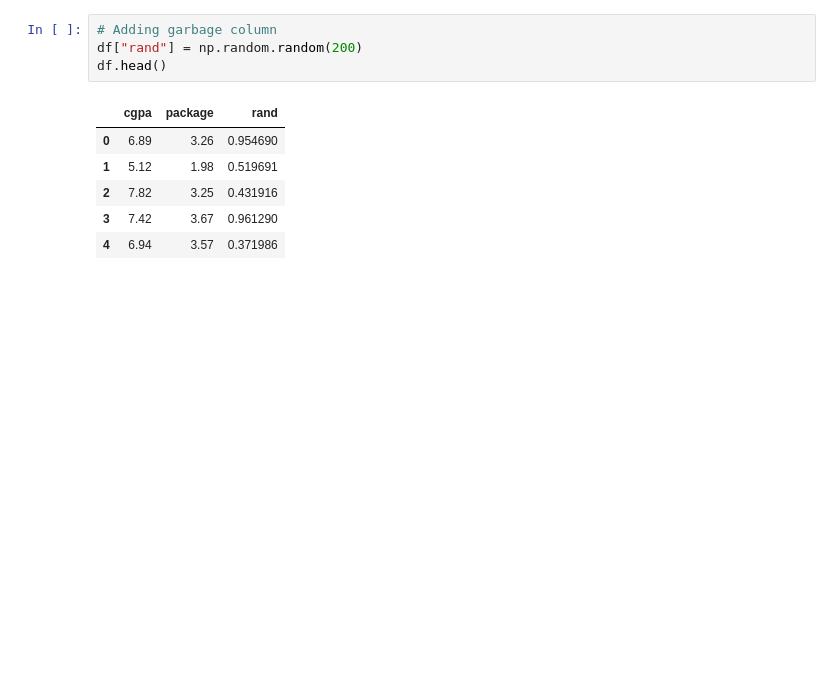
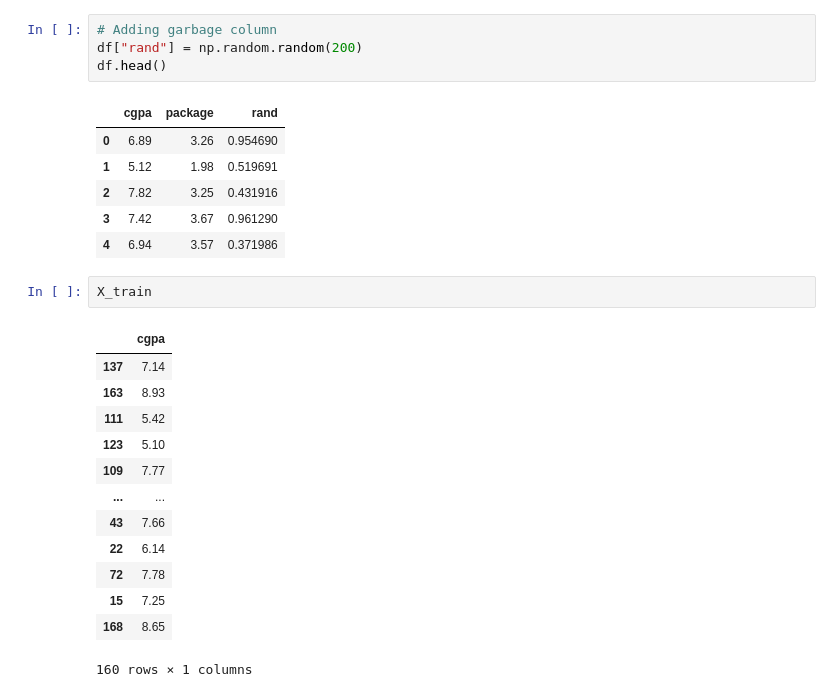
Before and after one commit to Theorist-Git/machineLearning, a Jupyter notebook: 6_Regression/Simple Linear Regression.ipynb, the cells around one changed output. Cells and saved outputs as stored; diff of their text form; blank space fills up the shorter version.

```diff
--- a/6_Regression/Simple Linear Regression.ipynb
+++ b/6_Regression/Simple Linear Regression.ipynb
@@ -195,3 +195,19 @@ df.head()
 | 2 | 7.82 | 3.25 | 0.431916 |
 | 3 | 7.42 | 3.67 | 0.961290 |
 | 4 | 6.94 | 3.57 | 0.371986 |
+# %%
+X_train
+# %% [output]
+|  | cgpa |
+| 137 | 7.14 |
+| 163 | 8.93 |
+| 111 | 5.42 |
+| 123 | 5.10 |
+| 109 | 7.77 |
+| ... | ... |
+| 43 | 7.66 |
+| 22 | 6.14 |
+| 72 | 7.78 |
+| 15 | 7.25 |
+| 168 | 8.65 |
+160 rows × 1 columns
```
Also changed, not shown: 4 other files.
